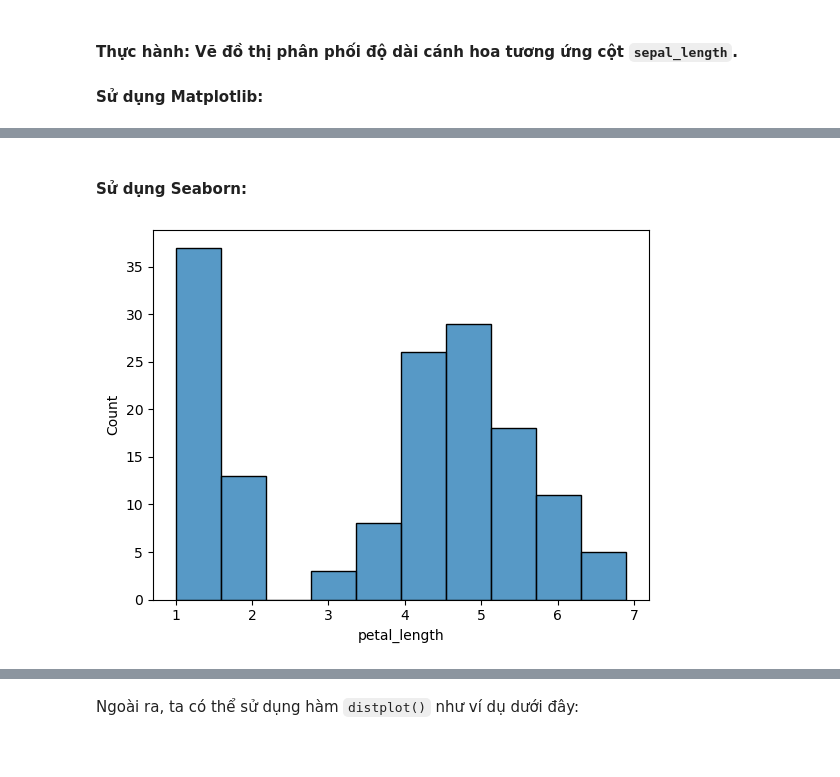
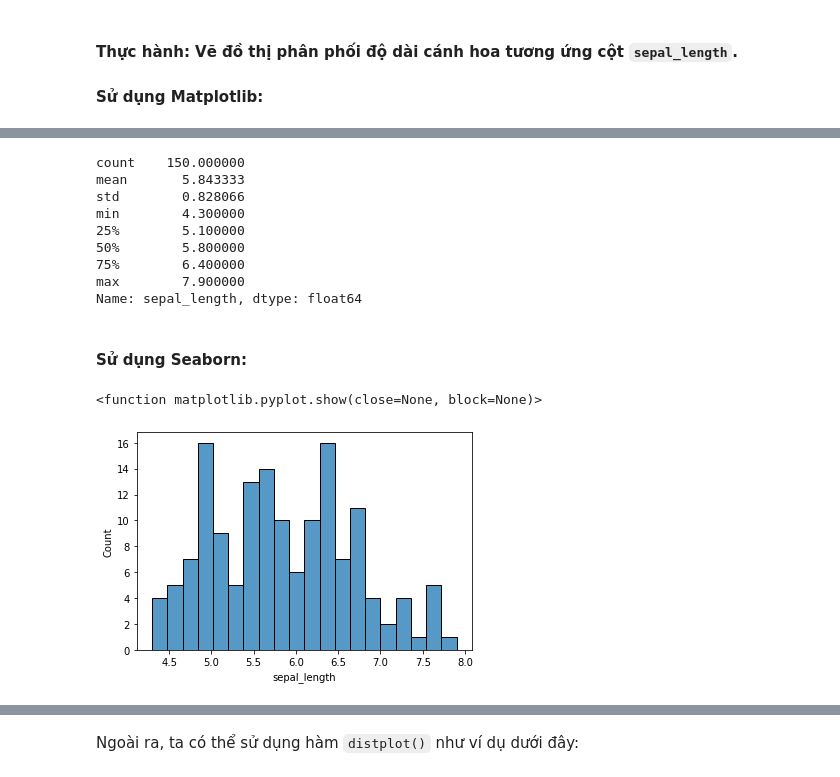
Before and after one commit to honghanhh/mci_python_33a8_l1, a Jupyter notebook: Live Slides/Live Lecture 7/Huongtnl_Live_Lecture_07.ipynb, the cells around one changed output, grey strips where cells are left out. Saved outputs shown, nothing was run; the diff lists cells and outputs as text; code cells hidden in the pictures.

```diff
--- a/Live Slides/Live Lecture 7/Huongtnl_Live_Lecture_07.ipynb
+++ b/Live Slides/Live Lecture 7/Huongtnl_Live_Lecture_07.ipynb
@@ -230,0 +228,3 @@ plt.show
+# %%
+iris= sns.load_dataset('iris')
+iris.head(5)
@@ -238,5 +251,20 @@ plt.show
+# %%
+iris['sepal_length'].describe()
+# %% [output]
+count    150.000000
+mean       5.843333
+std        0.828066
+min        4.300000
+25%        5.100000
+50%        5.800000
+75%        6.400000
+max        7.900000
+Name: sepal_length, dtype: float64
 # %% [markdown]
 #### **Sử dụng Seaborn**:
 # %%
+sns.histplot(iris['sepal_length'], bins=20)
+plt.show
 # %% [output]
+<function matplotlib.pyplot.show(close=None, block=None)>
-[figure, old version]
+[figure, new version]
```
Also changed, not shown: parts of 34 cells of this notebook.
